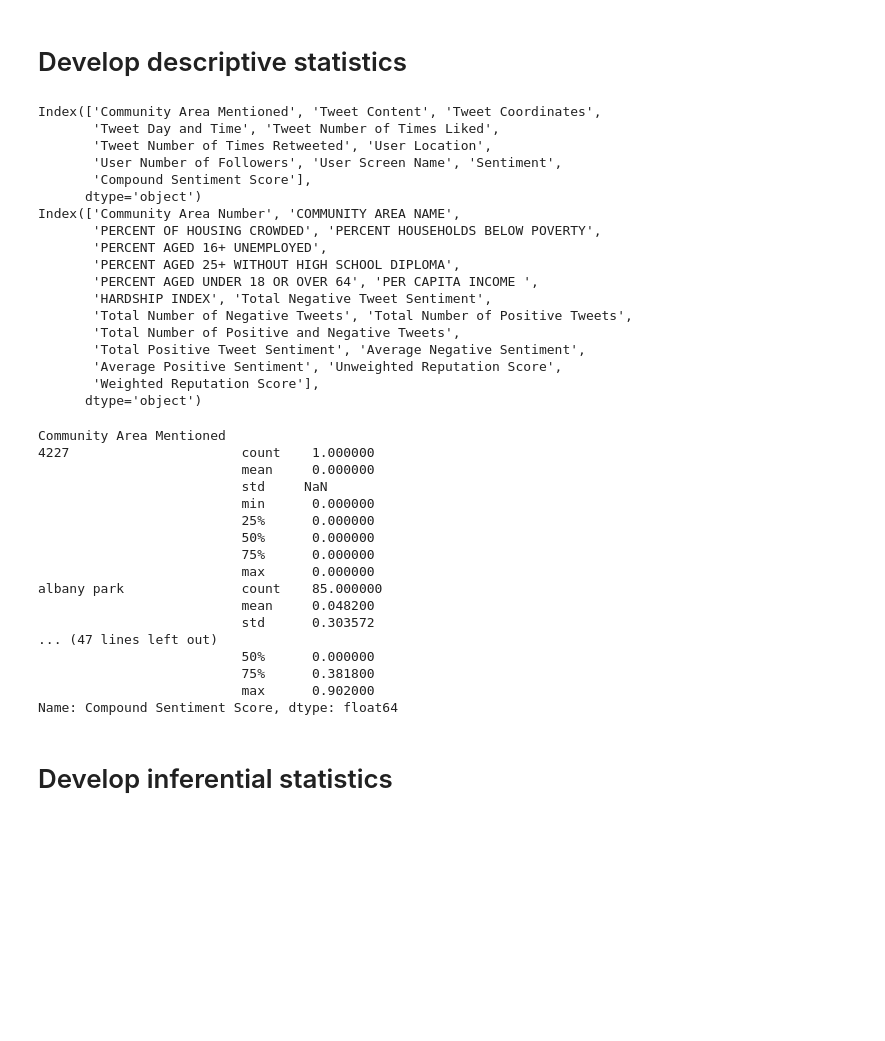
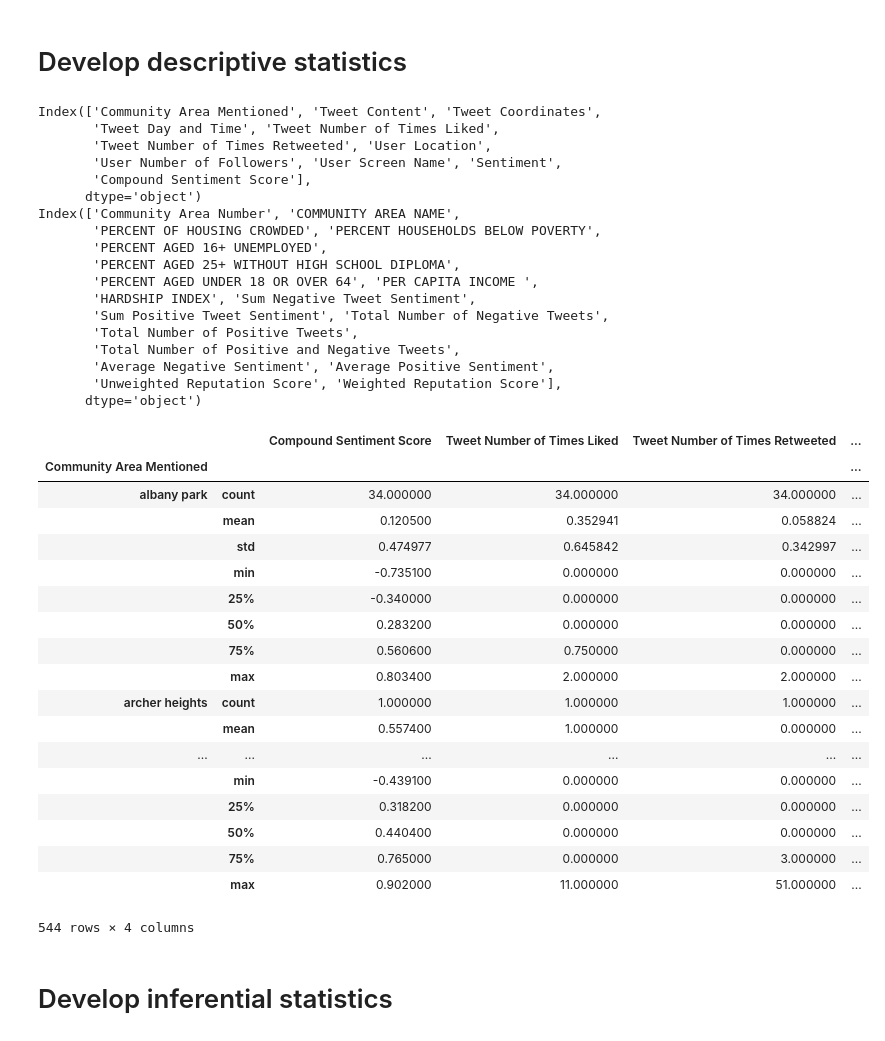
Before and after one commit to yarikan-zz/exploring-neighborhood-reputation, a Jupyter notebook: analysis_notebook.ipynb, the cells around one changed output. Drawn from its saved outputs; the diff is of its cells as text; code cells hidden in the pictures; blank space fills up the shorter version.

```diff
--- a/analysis_notebook.ipynb
+++ b/analysis_notebook.ipynb
@@ -444,6 +444,10 @@ df_tweet_level = pd.read_csv('df_wCompound.csv')
 del df_tweet_level['Unnamed: 0']
 del df_tweet_level['Unnamed: 0.1']
 #df_tweet_level
+# %%
+# remove all tweets that score neutral in terms of compound sentiment score
+df_tweet_level = df_tweet_level[df_tweet_level['Compound Sentiment Score'] != 0]
+#df_tweet_level[df_tweet_level['Compound Sentiment Score'] == 0]
 # %%
 print(df_tweet_level.columns)
 print(df_neighb_level.columns)
@@ -459,40 +463,43 @@ Index(['Community Area Number', 'COMMUNITY AREA NAME',
        'PERCENT AGED 16+ UNEMPLOYED',
        'PERCENT AGED 25+ WITHOUT HIGH SCHOOL DIPLOMA',
        'PERCENT AGED UNDER 18 OR OVER 64', 'PER CAPITA INCOME ',
-       'HARDSHIP INDEX', 'Total Negative Tweet Sentiment',
-       'Total Number of Negative Tweets', 'Total Number of Positive Tweets',
+       'HARDSHIP INDEX', 'Sum Negative Tweet Sentiment',
+       'Sum Positive Tweet Sentiment', 'Total Number of Negative Tweets',
+       'Total Number of Positive Tweets',
        'Total Number of Positive and Negative Tweets',
-       'Total Positive Tweet Sentiment', 'Average Negative Sentiment',
-       'Average Positive Sentiment', 'Unweighted Reputation Score',
-       'Weighted Reputation Score'],
+       'Average Negative Sentiment', 'Average Positive Sentiment',
+       'Unweighted Reputation Score', 'Weighted Reputation Score'],
       dtype='object')
 # %%
-# show means and standard deviations per neighborhood and per variable
+# show basic descriptives stats per neighborhood and per variable
 a = df_tweet_level.groupby('Community Area Mentioned')
-#a.mean()
-#a.std()
+# can also use a.mean() and a.std() to examine just mean or standard deviation
+
 b = df_neighb_level.groupby('COMMUNITY AREA NAME')
-#b.mean()
-#b.std()
-a['Compound Sentiment Score'].describe()
+# b.mean() and b.std()
+
+a.describe()
+b.describe()
 # %% [output]
+|  |  | Compound Sentiment Score | Tweet Number of Times Liked | Tweet Number of Times Retweeted | ... |
+| Community Area Mentioned |  |  |  |  | ... |
+| albany park | count | 34.000000 | 34.000000 | 34.000000 | ... |
+|  | mean | 0.120500 | 0.352941 | 0.058824 | ... |
+|  | std | 0.474977 | 0.645842 | 0.342997 | ... |
+|  | min | -0.735100 | 0.000000 | 0.000000 | ... |
+|  | 25% | -0.340000 | 0.000000 | 0.000000 | ... |
+|  | 50% | 0.283200 | 0.000000 | 0.000000 | ... |
+|  | 75% | 0.560600 | 0.750000 | 0.000000 | ... |
+|  | max | 0.803400 | 2.000000 | 2.000000 | ... |
+| archer heights | count | 1.000000 | 1.000000 | 1.000000 | ... |
+|  | mean | 0.557400 | 1.000000 | 0.000000 | ... |
+| ... | ... | ... | ... | ... | ... |
+|  | min | -0.439100 | 0.000000 | 0.000000 | ... |
+|  | 25% | 0.318200 | 0.000000 | 0.000000 | ... |
+|  | 50% | 0.440400 | 0.000000 | 0.000000 | ... |
+|  | 75% | 0.765000 | 0.000000 | 3.000000 | ... |
+|  | max | 0.902000 | 11.000000 | 51.000000 | ... |
-Community Area Mentioned
-4227                      count    1.000000
-                          mean     0.000000
-                          std     NaN
-                          min      0.000000
-                          25%      0.000000
-                          50%      0.000000
-                          75%      0.000000
-                          max      0.000000
-albany park               count    85.000000
-                          mean     0.048200
-                          std      0.303572
-... (47 lines left out)
-                          50%      0.000000
-                          75%      0.381800
-                          max      0.902000
-Name: Compound Sentiment Score, dtype: float64
+544 rows × 4 columns
 # %% [markdown]
 # Develop inferential statistics
 # %% [markdown]
```
Also changed, not shown: parts of 1 cell of this notebook.
